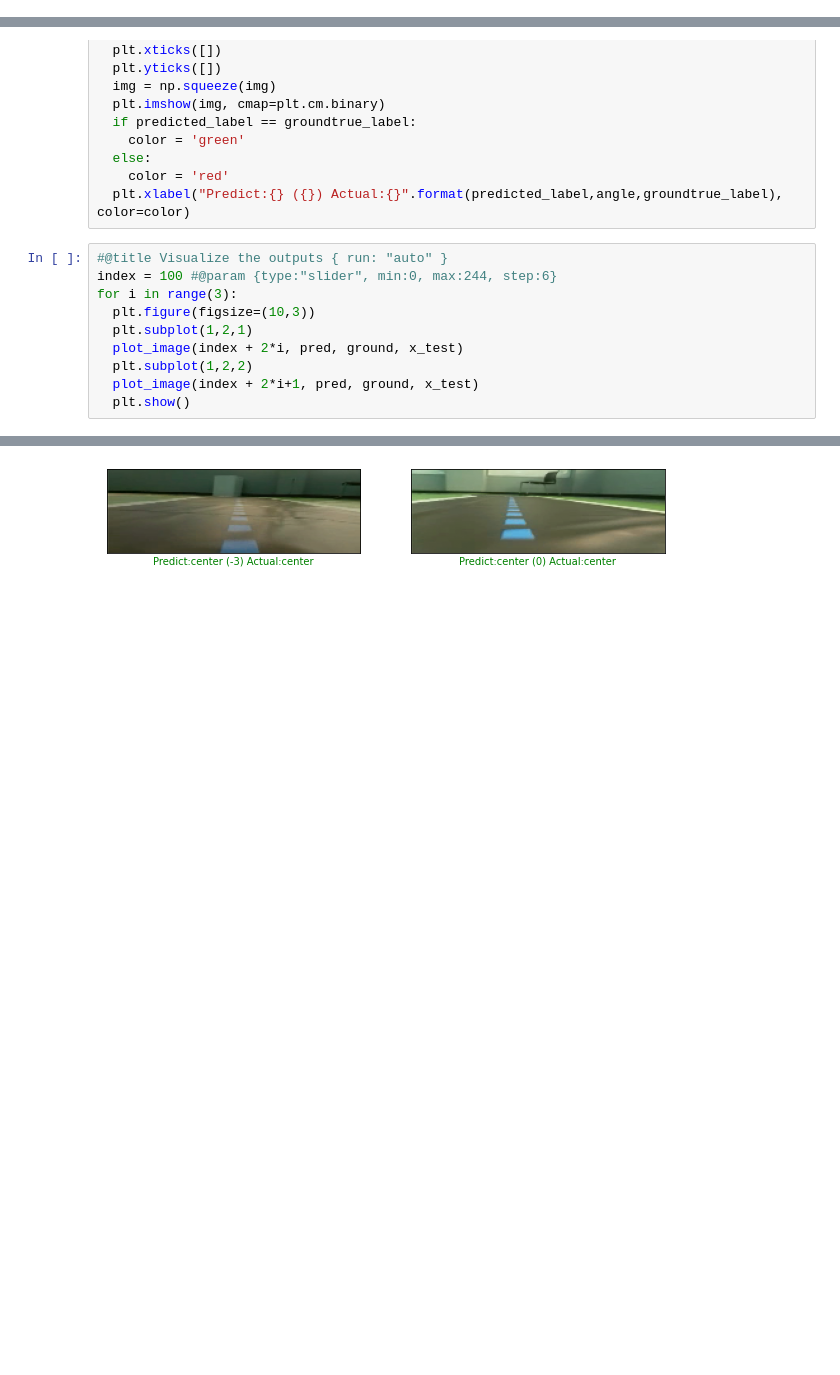
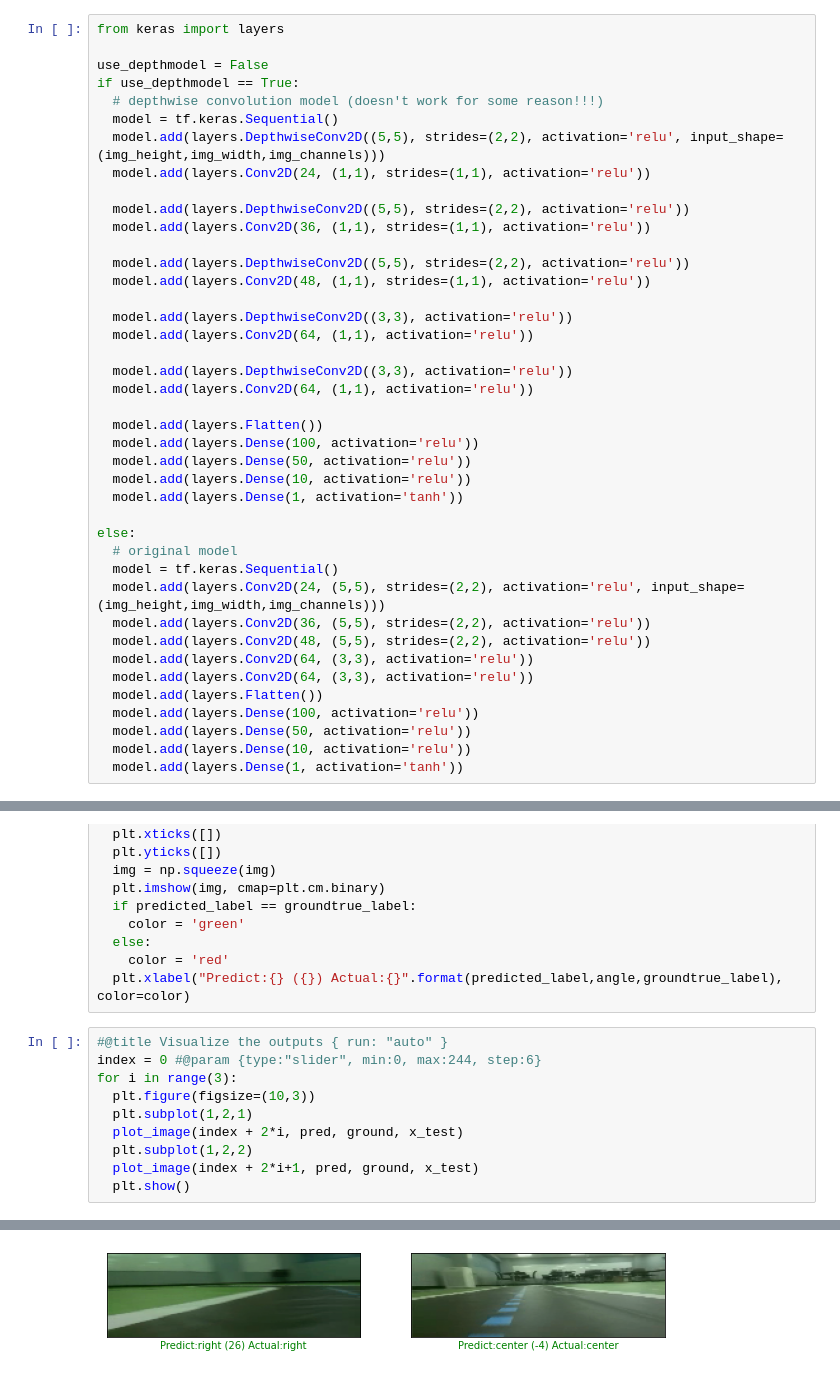
Before and after one commit to ahmedius2/DeepPicar-v3-awsdeepracer, a Jupyter notebook: RunAll.ipynb, the cells around one changed output, grey strips where cells are left out. Cells and saved outputs as stored; diff of their text form; blank space fills up the shorter version.

```diff
--- a/RunAll.ipynb
+++ b/RunAll.ipynb
@@ -157,6 +153,47 @@ print("Train/Test")
 x_train, x_test, y_train, y_test = train_test_split(imgs, vals, test_size=0.25)
 # %% [output]
 Train/Test
+# %%
+from keras import layers
+
+use_depthmodel = False
+if use_depthmodel == True:
+  # depthwise convolution model (doesn't work for some reason!!!)
+  model = tf.keras.Sequential()
+  model.add(layers.DepthwiseConv2D((5,5), strides=(2,2), activation='relu', input_shape=(img_height,img_width,img_channels)))
+  model.add(layers.Conv2D(24, (1,1), strides=(1,1), activation='relu'))
+
+  model.add(layers.DepthwiseConv2D((5,5), strides=(2,2), activation='relu'))
+  model.add(layers.Conv2D(36, (1,1), strides=(1,1), activation='relu'))
+
+  model.add(layers.DepthwiseConv2D((5,5), strides=(2,2), activation='relu'))
+  model.add(layers.Conv2D(48, (1,1), strides=(1,1), activation='relu'))
+
+  model.add(layers.DepthwiseConv2D((3,3), activation='relu'))
+  model.add(layers.Conv2D(64, (1,1), activation='relu'))
+
+  model.add(layers.DepthwiseConv2D((3,3), activation='relu'))
+  model.add(layers.Conv2D(64, (1,1), activation='relu'))
+
+  model.add(layers.Flatten())
+  model.add(layers.Dense(100, activation='relu'))
+  model.add(layers.Dense(50, activation='relu'))
+  model.add(layers.Dense(10, activation='relu'))
+  model.add(layers.Dense(1, activation='tanh'))
+
+else:
+  # original model
+  model = tf.keras.Sequential()
+  model.add(layers.Conv2D(24, (5,5), strides=(2,2), activation='relu', input_shape=(img_height,img_width,img_channels)))
+  model.add(layers.Conv2D(36, (5,5), strides=(2,2), activation='relu'))
+  model.add(layers.Conv2D(48, (5,5), strides=(2,2), activation='relu'))
+  model.add(layers.Conv2D(64, (3,3), activation='relu'))
+  model.add(layers.Conv2D(64, (3,3), activation='relu'))
+  model.add(layers.Flatten())
+  model.add(layers.Dense(100, activation='relu'))
+  model.add(layers.Dense(50, activation='relu'))
+  model.add(layers.Dense(10, activation='relu'))
+  model.add(layers.Dense(1, activation='tanh'))
 # %%
 #print(x_train[0])
 print ("Model compile")
@@ -257,7 +288,7 @@ def plot_image(i, prediction_array, groundtrue_array, img_array):
   plt.xlabel("Predict:{} ({}) Actual:{}".format(predicted_label,angle,groundtrue_label), color=color)
 # %%
 #@title Visualize the outputs { run: "auto" }
-index = 100 #@param {type:"slider", min:0, max:244, step:6}
+index = 0 #@param {type:"slider", min:0, max:244, step:6}
 for i in range(3):
   plt.figure(figsize=(10,3))
   plt.subplot(1,2,1)
@@ -271,4 +302,4 @@ for i in range(3):
-[figure, old version]
+[figure, new version]
 # %%
 # Save both the Keras and TFLite models
 print("Model Save")
```
Also changed, not shown: parts of 9 cells of this notebook, 1 other file.
